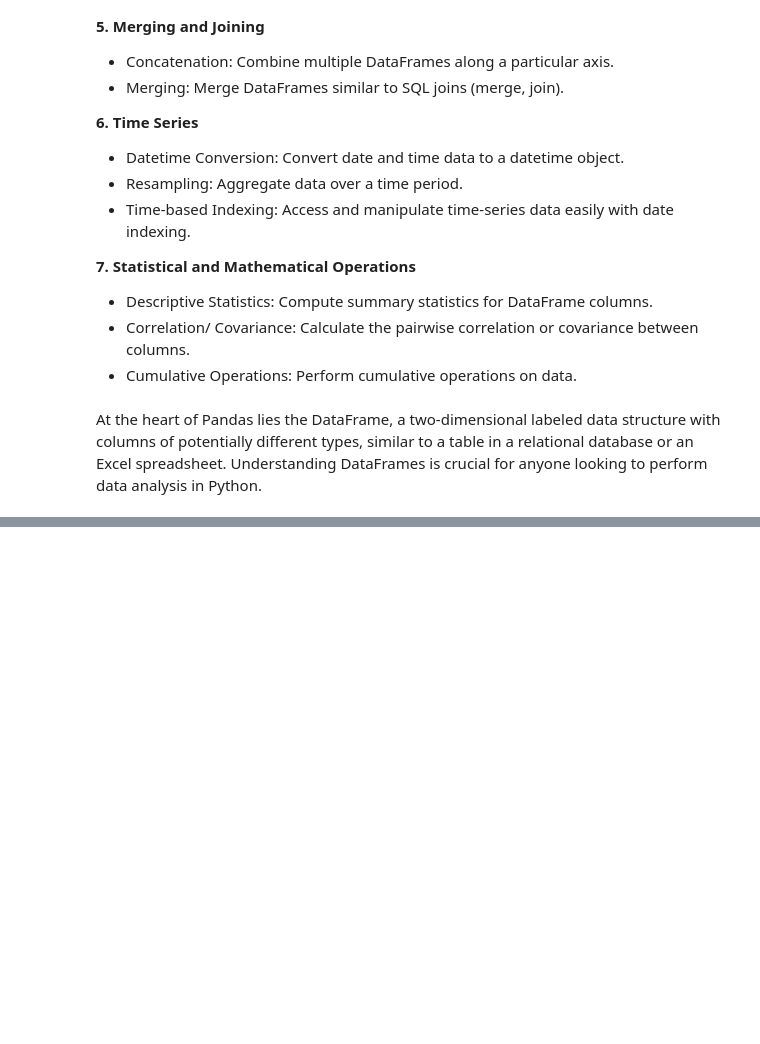
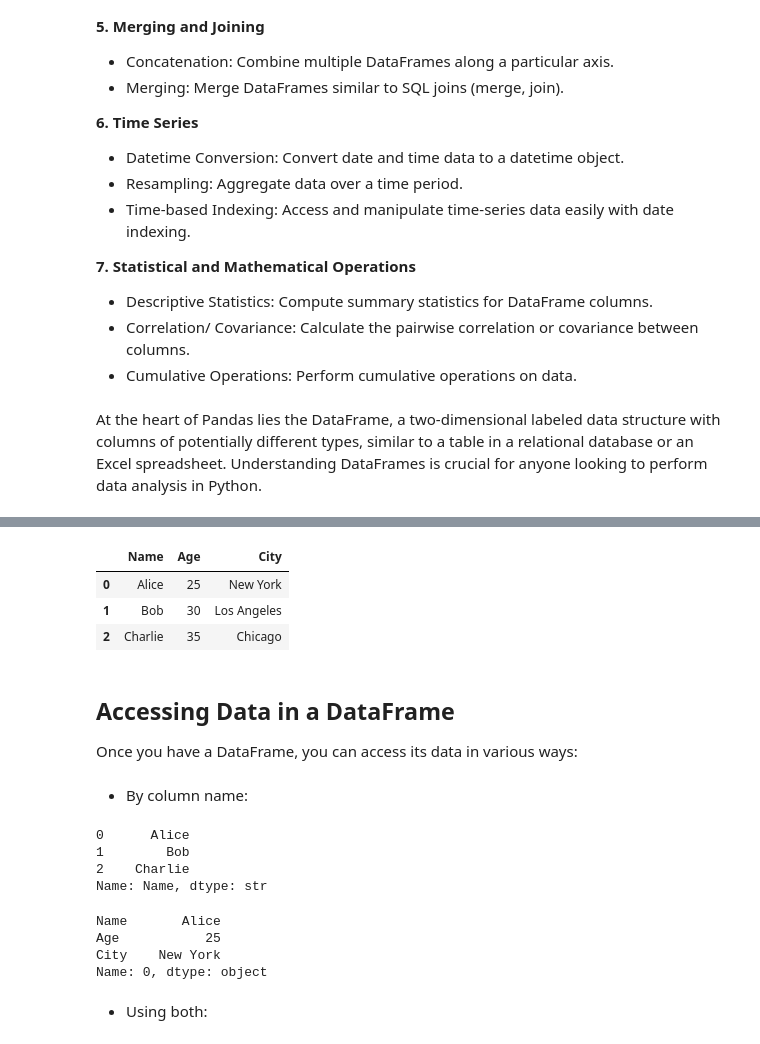
Before and after one commit to latifx70/AppDev_u108870, a Jupyter notebook: Pandas.ipynb, the cells around one changed output, grey strips where cells are left out. Saved outputs shown, nothing was run; the diff lists cells and outputs as text; code cells hidden in the pictures; blank space fills up the shorter version.

```diff
--- a/Pandas.ipynb
+++ b/Pandas.ipynb
@@ -54,0 +92,36 @@ At the heart of Pandas lies the DataFrame, a two-dimensional labeled data struct
+# %%
+data = [
+    ['Alice', 25, 'New York'],
+    ['Bob', 30, 'Los Angeles'],
+    ['Charlie', 35, 'Chicago']
+]
+
+df = pd.DataFrame(data, columns=['Name', 'Age', 'City'])
+df
+# %% [output]
+|  | Name | Age | City |
+| 0 | Alice | 25 | New York |
+| 1 | Bob | 30 | Los Angeles |
+| 2 | Charlie | 35 | Chicago |
+# %% [markdown]
+## Accessing Data in a DataFrame
+
+Once you have a DataFrame, you can access its data in various ways:
+# %% [markdown]
+- By column name:
+# %%
+df['Name']
+# %% [output]
+0      Alice
+1        Bob
+2    Charlie
+Name: Name, dtype: str
+# %%
+df.iloc[0]
+# %% [output]
+Name       Alice
+Age           25
+City    New York
+Name: 0, dtype: object
+# %% [markdown]
+- Using both:
```
Also changed, not shown: parts of 6 cells of this notebook.
